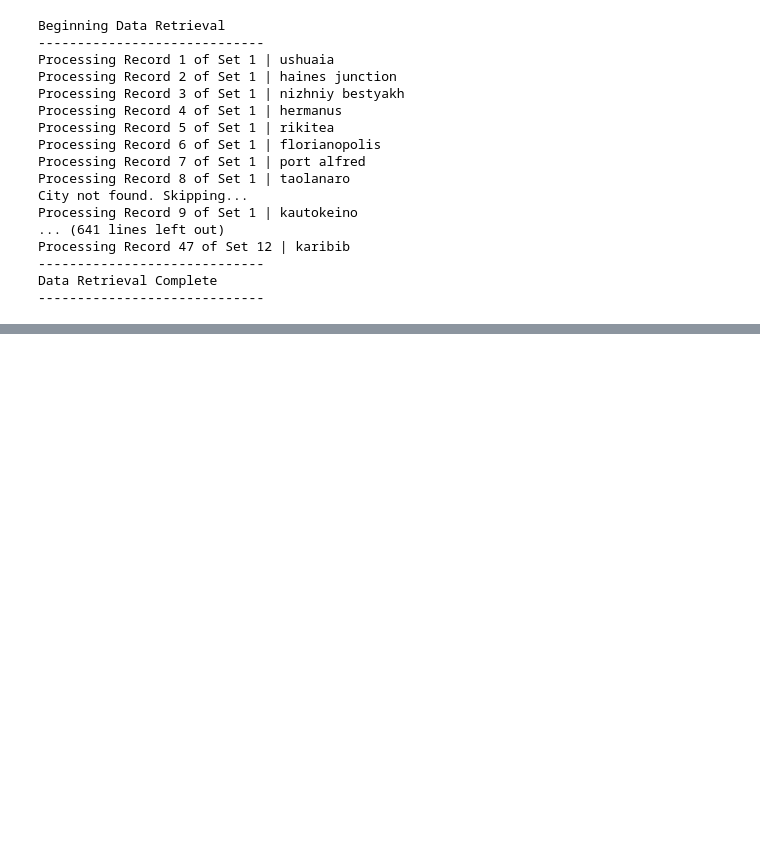
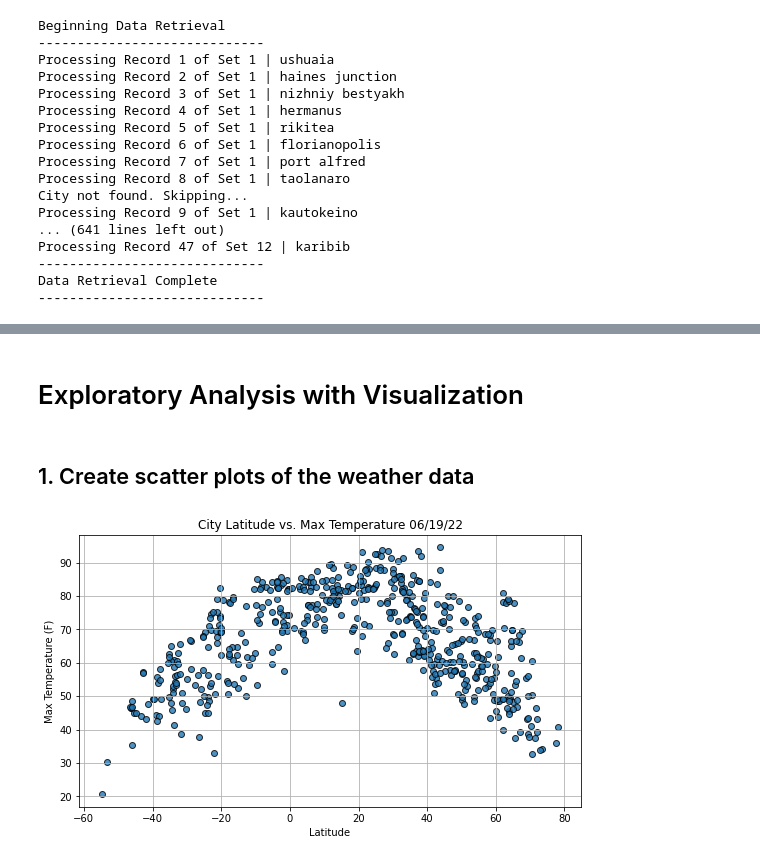
Before and after one commit to MeghanHull/World_Weather_Analysis, a Jupyter notebook: WeatherPy.ipynb, the cells around one changed output, grey strips where cells are left out. Cells and saved outputs as stored; diff of their text form; code cells hidden in the pictures; blank space fills up the shorter version.

Commit message:
WeatherPy.ipynb backup

```diff
--- a/WeatherPy.ipynb
+++ b/WeatherPy.ipynb
@@ -164,3 +178,45 @@ output_data_file = "weather_data/cities.csv"
 
 # Export the City_Data into a CSV.
 city_data_df.to_csv(output_data_file, index_label="City_ID")
+# %% [markdown]
+# Exploratory Analysis with Visualization
+# %% [markdown]
+## 1. Create scatter plots of the weather data
+# %%
+# Extract relevant fields from the DataFrame for plotting.
+lats = city_data_df["Lat"]
+max_temps = city_data_df["Max Temp"]
+humidity = city_data_df["Humidity"]
+cloudiness = city_data_df["Cloudiness"]
+wind_speed = city_data_df["Wind Speed"]
+# %%
+# Define a function for ploting
+# Assumes latitudes data is stored in lats
+def plot_weather_lat_scatter(MyData,MyYLabel,MyUnits,MyFileNm):
+    # Build the scatter plot for latitude vs. MyData
+    plt.figure(figsize=[9, 5])
+    plt.scatter(lats,
+                MyData,
+                edgecolor="black", linewidths=1, marker="o",
+                alpha=0.8, label="Cities")
+
+    # Incorporate the other graph properties.
+    plt.title(f"City Latitude vs. " + MyYLabel + " " + time.strftime("%x"))
+    if MyUnits=="":
+        plt.ylabel(MyYLabel)
+    else:
+        plt.ylabel(MyYLabel + " (" + MyUnits + ")")
+    plt.xlabel("Latitude")
+    plt.grid(True)
+
+    # Save the figure.
+    plt.savefig("weather_data/" + MyFileNm + ".png")
+
+    # Show plot.
+    return plt
+# %%
+# Call function to plot Max Temperature
+plot_weather_lat_scatter(max_temps,"Max Temperature","F","Fig1")
+plt.show()
+# %% [output]
+[figure, added]
```
Also changed, not shown: parts of 19 cells of this notebook.
